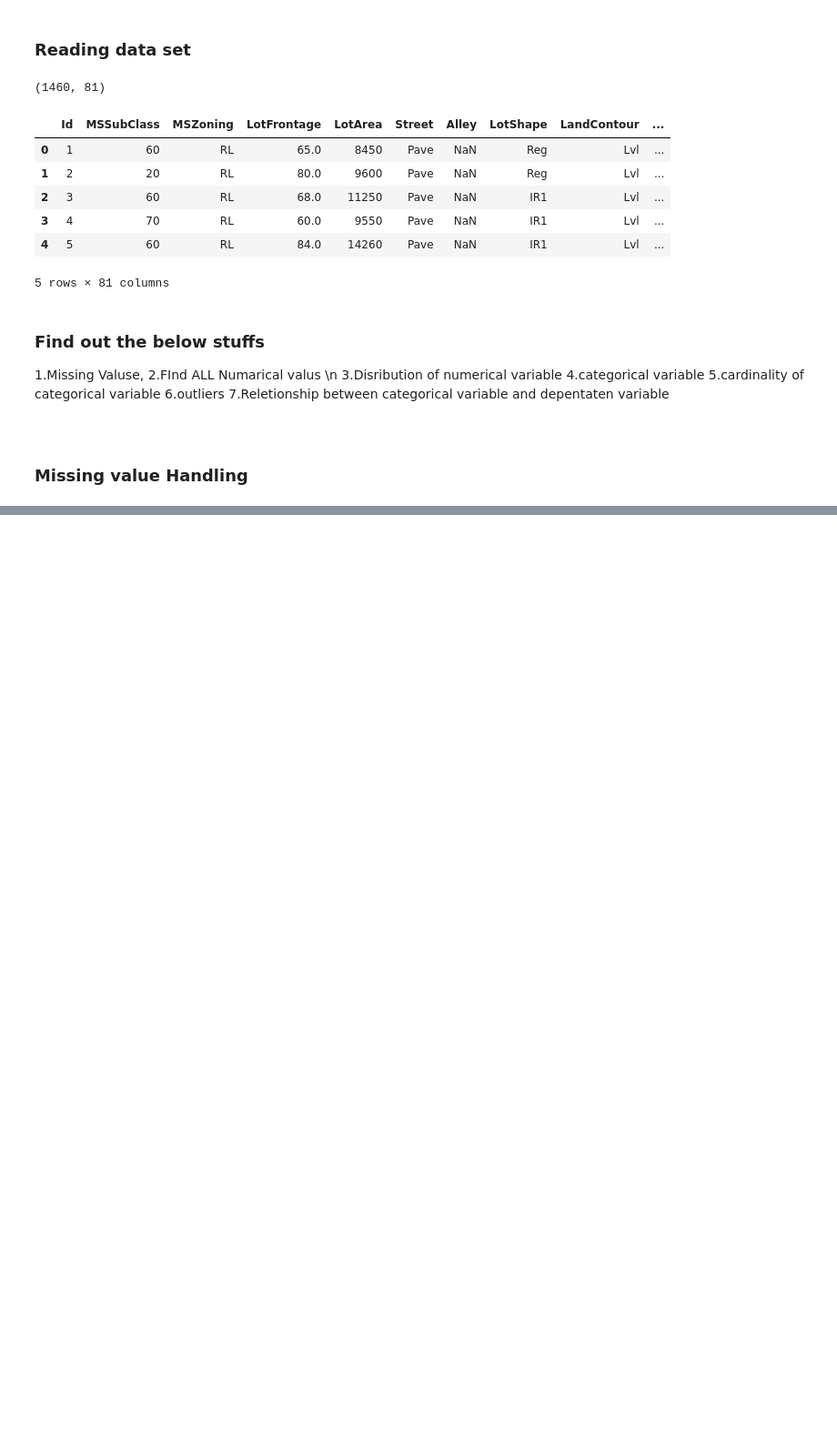
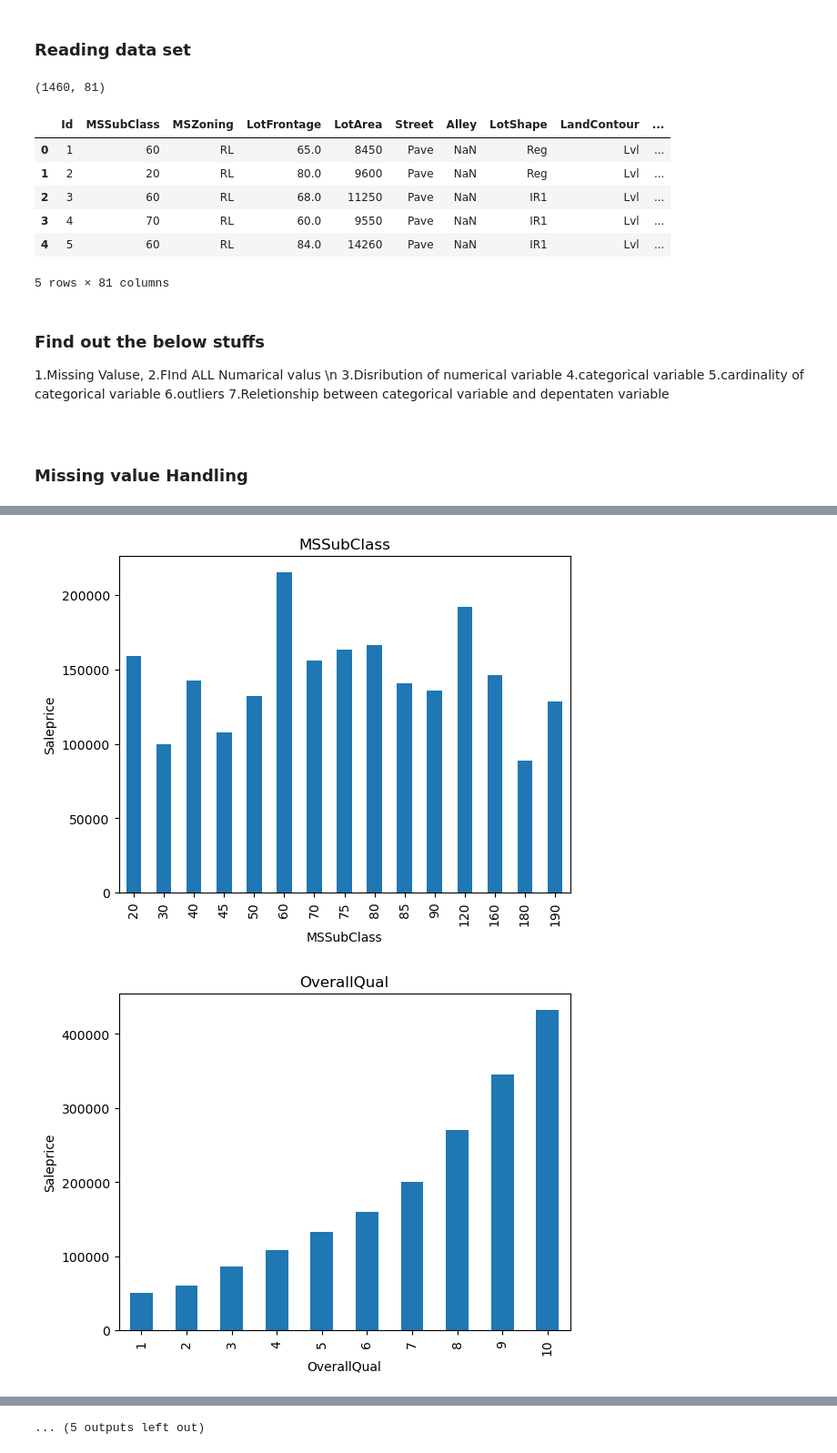
Before and after one commit to shameem11/House_price_prediction, a Jupyter notebook: House_price_prediction_feature.ipynb, the cells around one changed output, grey strips where cells are left out. Shown at 91% size. Drawn from its saved outputs; the diff is of its cells as text; code cells hidden in the pictures; blank space fills up the shorter version.

```diff
--- a/House_price_prediction_feature.ipynb
+++ b/House_price_prediction_feature.ipynb
@@ -78,0 +115,5 @@ MiscFeature 0.963 %missig value percentage
+# %%
+numerical_data = [Feature for Feature in Dataset.columns if Dataset[Feature].dtypes !='O']
+#list the variable that contain numerical valu
+print('Number of numerical:',len(numerical_data))
+Dataset[numerical_data].head()
@@ -78,0 +149,4 @@ MiscFeature 0.963 %missig value percentage
+# %%
+discrate_var = [Feature for Feature in numerical_data if len(Dataset[Feature].unique())<50 and Feature not in year_feature +['Id']]
+print("discreate Variables {}".format(len(discrate_var)))
+discrate_var
@@ -78,0 +172,11 @@ MiscFeature 0.963 %missig value percentage
+# %%
+for Feature in discrate_var:
+    data = Dataset.copy()
+    data.groupby(Feature)['SalePrice'].median().plot.bar()
+    plt.xlabel(Feature)
+    plt.ylabel("Saleprice")
+    plt.title(Feature)
+    plt.show()
+# %% [output]
+[figure, added]
+[figure, added]
@@ -78,0 +193 @@ MiscFeature 0.963 %missig value percentage
+... (5 outputs left out)
```
Also changed, not shown: parts of 22 cells of this notebook.
